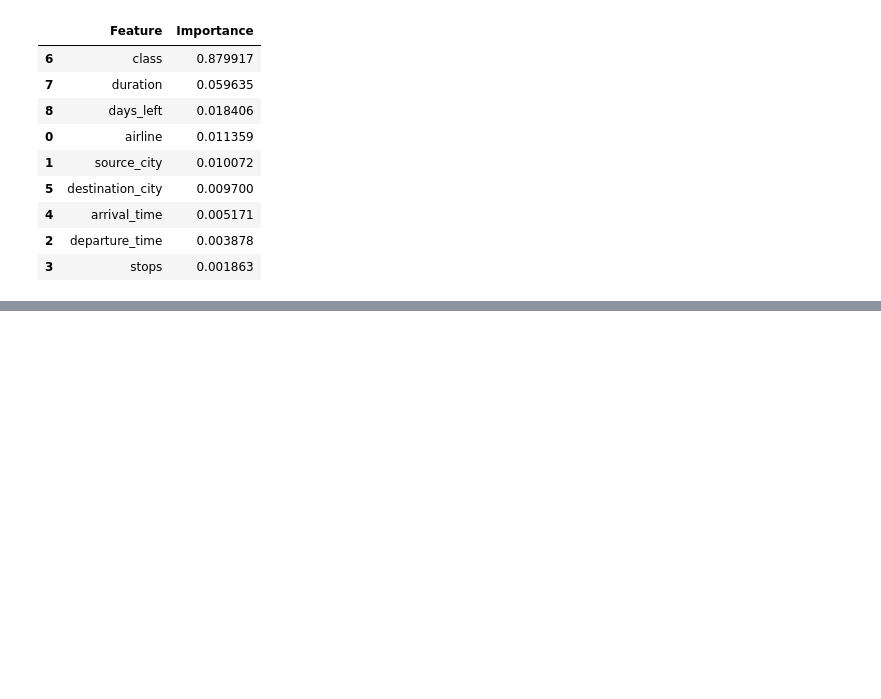
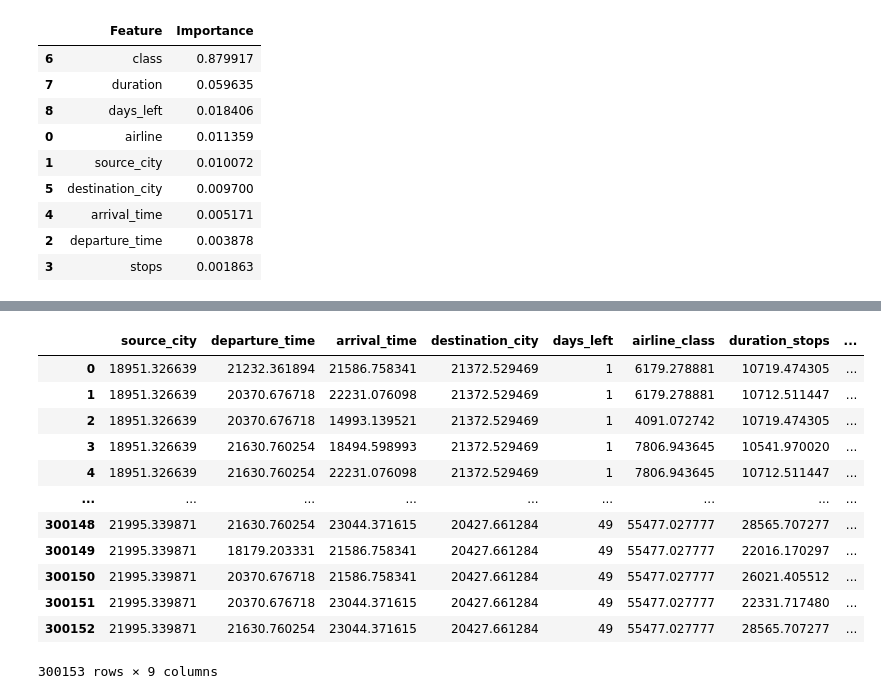
Before and after one commit to AADITYAKADAM2110/flight_price_predictor, a Jupyter notebook: Notebooks/model.ipynb, the cells around one changed output, grey strips where cells are left out. Drawn from its saved outputs; the diff is of its cells as text; code cells hidden in the pictures; blank space fills up the shorter version.

```diff
--- a/Notebooks/model.ipynb
+++ b/Notebooks/model.ipynb
@@ -271,3 +271,5 @@ dataset_for_model.corr()
 | price | 0.471865 | 0.049099 | 0.072732 | 0.119648 | 0.128853 | 0.056619 | 0.937860 | 0.204222 | ... |
 # %%
 dataset_for_model.copy().to_csv(r'copy_of_preprocessed_flight_data.csv', index=False)
+# %%
+feature_engineered_dataset_for_model = pd.read_csv(r'C:\Users\DELL\Desktop\Flight Ticket Prediction Project\dataset\Feature_engineered_flight_data.csv')
@@ -273,0 +285,16 @@ dataset_for_model.copy().to_csv(r'copy_of_preprocessed_flight_data.csv', index=F
+# %%
+X
+# %% [output]
+|  | source_city | departure_time | arrival_time | destination_city | days_left | airline_class | duration_stops | ... |
+| 0 | 18951.326639 | 21232.361894 | 21586.758341 | 21372.529469 | 1 | 6179.278881 | 10719.474305 | ... |
+| 1 | 18951.326639 | 20370.676718 | 22231.076098 | 21372.529469 | 1 | 6179.278881 | 10712.511447 | ... |
+| 2 | 18951.326639 | 20370.676718 | 14993.139521 | 21372.529469 | 1 | 4091.072742 | 10719.474305 | ... |
+| 3 | 18951.326639 | 21630.760254 | 18494.598993 | 21372.529469 | 1 | 7806.943645 | 10541.970020 | ... |
+| 4 | 18951.326639 | 21630.760254 | 22231.076098 | 21372.529469 | 1 | 7806.943645 | 10712.511447 | ... |
+| ... | ... | ... | ... | ... | ... | ... | ... | ... |
+| 300148 | 21995.339871 | 21630.760254 | 23044.371615 | 20427.661284 | 49 | 55477.027777 | 28565.707277 | ... |
+| 300149 | 21995.339871 | 18179.203331 | 21586.758341 | 20427.661284 | 49 | 55477.027777 | 22016.170297 | ... |
+| 300150 | 21995.339871 | 20370.676718 | 21586.758341 | 20427.661284 | 49 | 55477.027777 | 26021.405512 | ... |
+| 300151 | 21995.339871 | 20370.676718 | 23044.371615 | 20427.661284 | 49 | 55477.027777 | 22331.717480 | ... |
+| 300152 | 21995.339871 | 21630.760254 | 23044.371615 | 20427.661284 | 49 | 55477.027777 | 28565.707277 | ... |
+300153 rows × 9 columns
```
Also changed, not shown: parts of 8 cells of this notebook, 5 other files.
